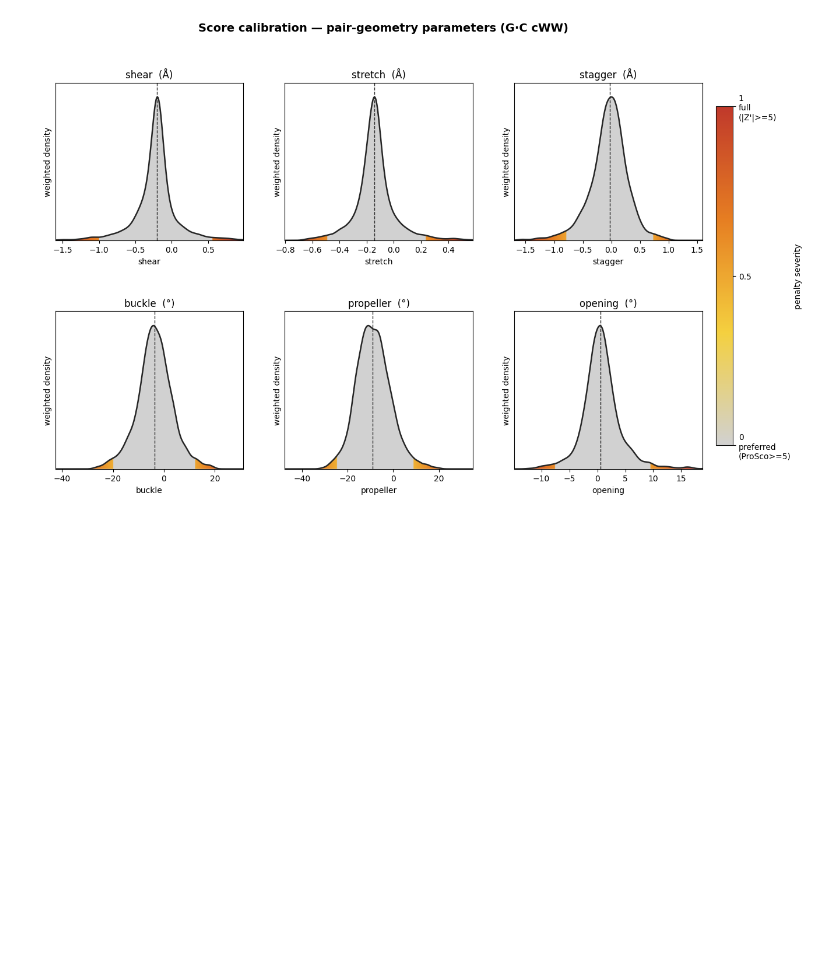
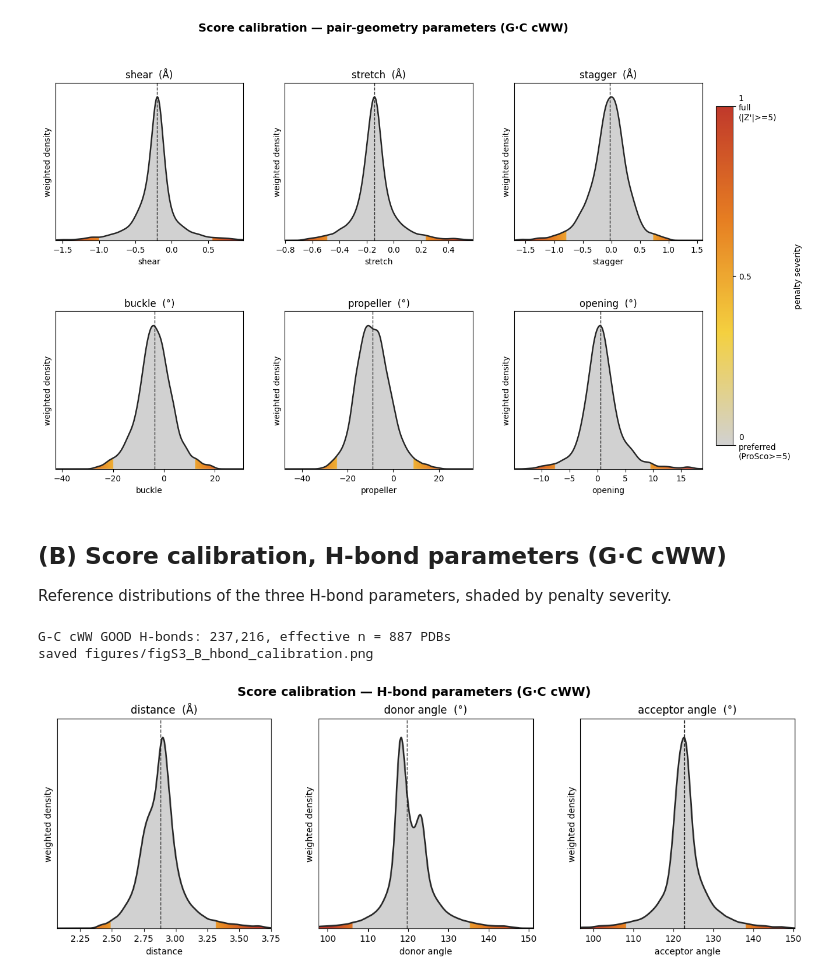
Before and after one commit to KamshinenD/PARSE-RNA-Analysis, a Jupyter notebook: notebooks/supplemental_figures/figS3.ipynb, the cells around one changed output. Cells and saved outputs as stored; diff of their text form; code cells hidden in the pictures; blank space fills up the shorter version.

```diff
--- a/notebooks/supplemental_figures/figS3_A_pair_geometry_calibration.ipynb
+++ b/notebooks/supplemental_figures/figS3.ipynb
@@ -157,3 +155,12 @@ def render_cal(df, weights, params, units, group, ncols, title, colorbar=True):
         cb.set_ticks([0, 0.5, 1.0])
         cb.set_ticklabels(["0\npreferred\n(ProSco>=5)", "0.5", "1\nfull\n(|Z'|>=5)"])
     return fig
+
+
+HB_PARAMS = ["distance", "donor_angle", "acceptor_angle"]
+
+
+HB_UNITS = {"distance": "Å", "donor_angle": "°", "acceptor_angle": "°"}
+
+
+WEIGHTS = json.load(open(data_file("reference/scoring_tables/penalty_weights.json")))["penalty_weights"]
@@ -169,3 +180,19 @@ plt.show()
 G-C cWW GOOD pairs: 79,518, effective n = 887 PDBs
 saved figures/figS3_A_pair_geometry_calibration.png
 [figure]
+# %% [markdown]
+## (B) Score calibration, H-bond parameters (G·C cWW)
+
+Reference distributions of the three H-bond parameters, shaded by penalty severity.
+# %%
+df = load_features("hbonds")
+w = per_pdb_weights(df["pdb_id"])
+print(f"G-C cWW GOOD H-bonds: {len(df):,}, effective n = {w.sum():.0f} PDBs")
+fig = render_cal(df, w, HB_PARAMS, HB_UNITS, "hbonds", 3,
+                     "Score calibration — H-bond parameters (G\u00b7C cWW)", colorbar=False)
+print("saved", savefig(fig, "figS3_B_hbond_calibration.png"))
+plt.show()
+# %% [output]
+G-C cWW GOOD H-bonds: 237,216, effective n = 887 PDBs
+saved figures/figS3_B_hbond_calibration.png
+[figure, added]
```
Also changed, not shown: parts of 5 cells of this notebook, 26 other files.
